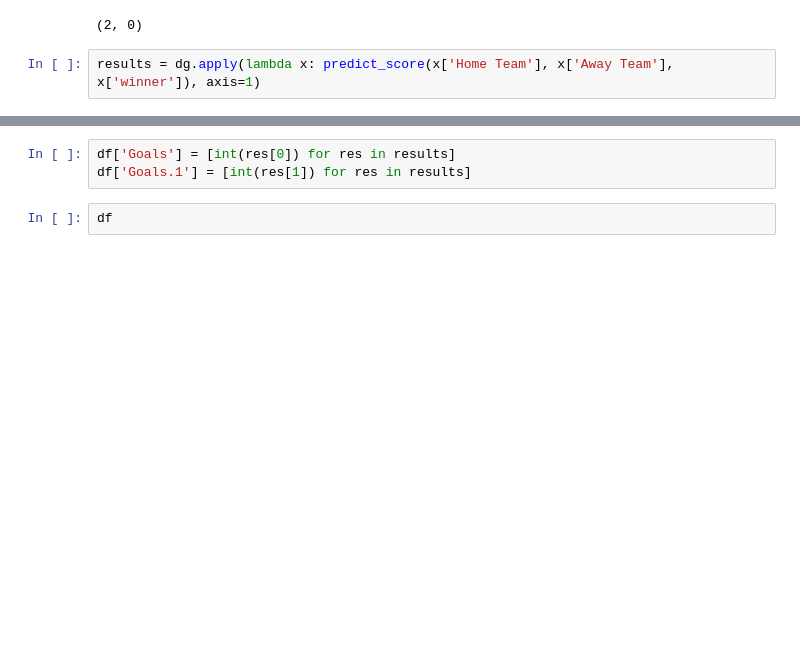
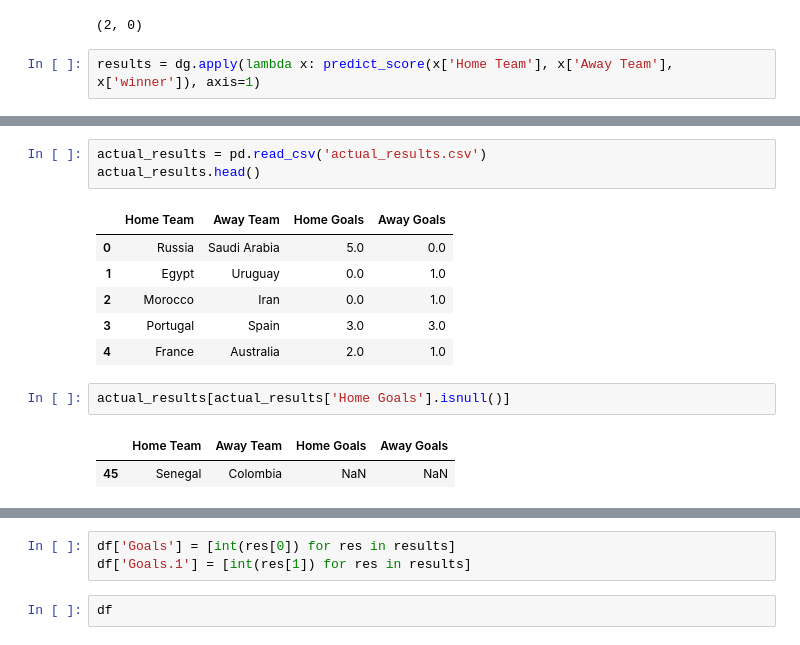
Before and after one commit to samuelsinayoko/worldcup, a Jupyter notebook: worldcup.ipynb, the cells around one changed output, grey strips where cells are left out. Saved outputs shown, nothing was run; the diff lists cells and outputs as text; blank space fills up the shorter version.

```diff
--- a/worldcup.ipynb
+++ b/worldcup.ipynb
@@ -203,0 +305,15 @@ results = dg.apply(lambda x: predict_score(x['Home Team'], x['Away Team'], x['wi
+# %%
+actual_results = pd.read_csv('actual_results.csv')
+actual_results.head()
+# %% [output]
+|  | Home Team | Away Team | Home Goals | Away Goals |
+| 0 | Russia | Saudi Arabia | 5.0 | 0.0 |
+| 1 | Egypt | Uruguay | 0.0 | 1.0 |
+| 2 | Morocco | Iran | 0.0 | 1.0 |
+| 3 | Portugal | Spain | 3.0 | 3.0 |
+| 4 | France | Australia | 2.0 | 1.0 |
+# %%
+actual_results[actual_results['Home Goals'].isnull()]
+# %% [output]
+|  | Home Team | Away Team | Home Goals | Away Goals |
+| 45 | Senegal | Colombia | NaN | NaN |
```
Also changed, not shown: parts of 10 cells of this notebook, 2 other files.
